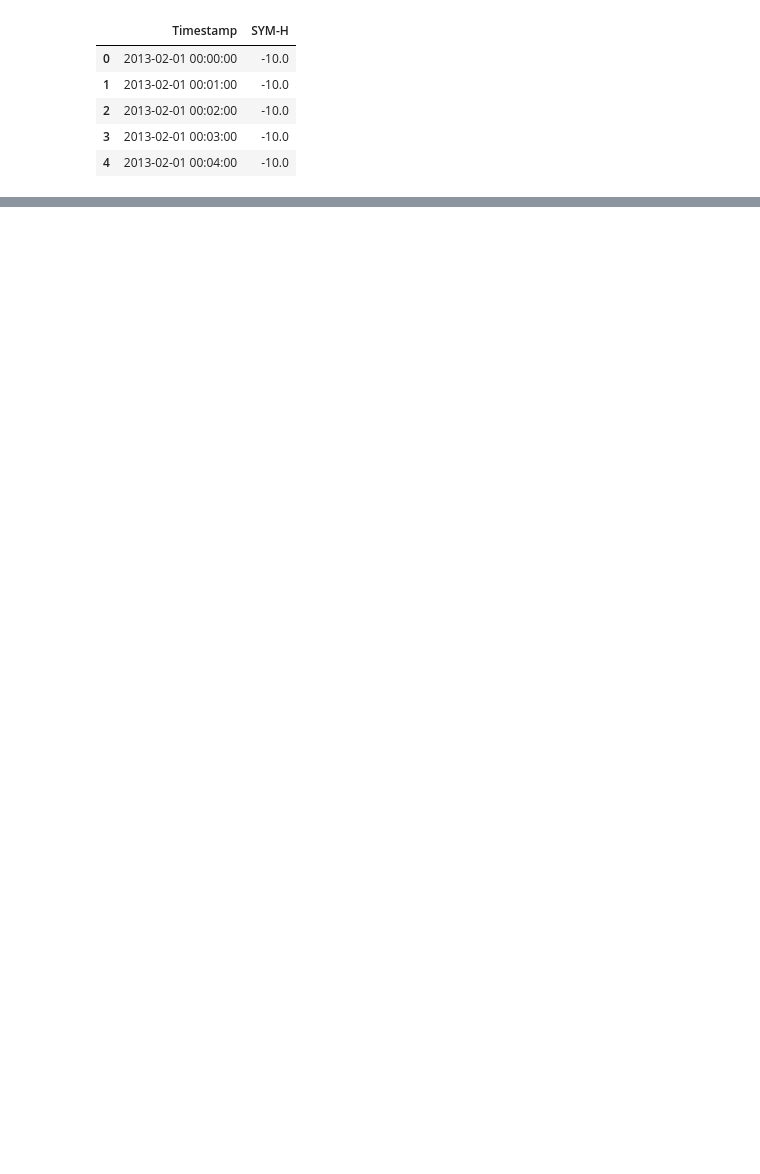
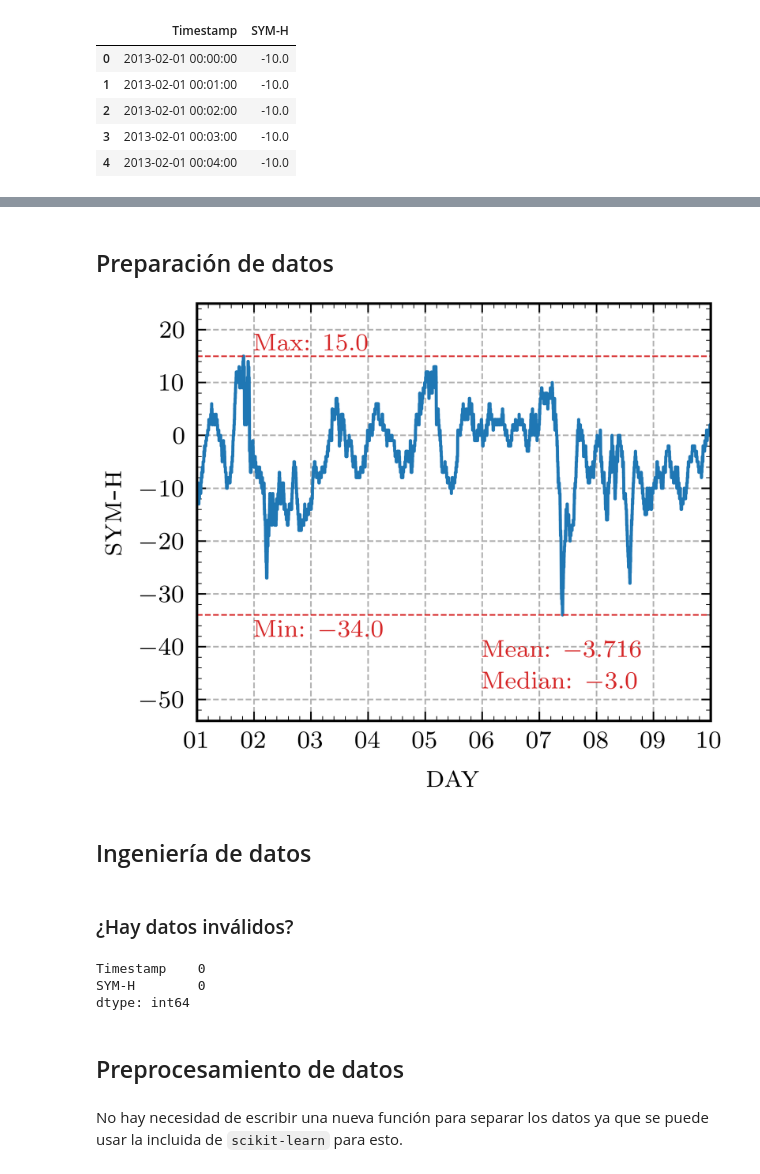
Before and after one commit to ffiza/aprendizaje-automatico-lamp, a Jupyter notebook: code/tp2.ipynb, the cells around one changed output, grey strips where cells are left out. Cells and saved outputs as stored; diff of their text form; code cells hidden in the pictures; blank space fills up the shorter version.

````diff
--- a/code/tp2.ipynb
+++ b/code/tp2.ipynb
@@ -67,10 +50,0 @@ plt.show()
-# %%
-init_day = '01'
-init_month = '02'
-init_year = '2013'
-init_date = f'{init_year}-{init_month}-{init_day}'
-
-end_day = '10'
-end_month = '02'
-end_year = '2013'
-end_date = f'{end_year}-{end_month}-{end_day}'
@@ -102,0 +106,2 @@ plt.show()
+# %% [markdown]
+## Preparación de datos
@@ -103,3 +130,66 @@ plt.show()
+# %%
+fig = plt.figure(facecolor='white')
+gs = fig.add_gridspec(ncols=1, nrows=1, hspace=0, wspace=0)
+ax = gs.subplots(sharex=True, sharey=True)
+
+ax.label_outer()
+ax.tick_params(which='both', direction="in")
+ax.set_axisbelow(True)
+ax.grid(True, linestyle='--', lw=.5)
+ax.minorticks_on()
+ax.set_xlabel(r'\textsc{day}')
+ax.set_ylabel(r'\textsc{sym-h}')
+ax.xaxis.set_major_formatter(mdates.DateFormatter('%d'))
+ax.set_xlim(datetime.date(2013, 2, 1), datetime.date(2013, 2, 10))
+ax.set_ylim(df_reduced['SYM-H'].min()-20, df_reduced['SYM-H'].max()+10)
+
+# Plot data
+ax.plot(df_reduced['Timestamp'], df_reduced['SYM-H'],
+        color='tab:blue', ls='-', lw=1)
+
+# Indicate statistics
+ax.plot(ax.get_xlim(), [df_reduced['SYM-H'].max(), df_reduced['SYM-H'].max()],
+        color='tab:red', ls='--', lw=0.5)
+ax.text(x=datetime.date(2013, 2, 2),
+        y=df_reduced['SYM-H'].max()+1,
+        s=f'Max: {add_latex_minus(round(df_reduced["SYM-H"].max(), 3))}',
+        color='tab:red')
+
+ax.plot(ax.get_xlim(), [df_reduced['SYM-H'].min(), df_reduced['SYM-H'].min()],
+        color='tab:red', ls='--', lw=0.5)
+ax.text(x=datetime.date(2013, 2, 2),
+        y=df_reduced['SYM-H'].min()-1, va='top',
+        s=f'Min: {add_latex_minus(round(df_reduced["SYM-H"].min(), 3))}',
+        color='tab:red')
+
+ax.text(x=datetime.date(2013, 2, 6),
+        y=df_reduced['SYM-H'].min()-8,
+        s=f'Mean: {add_latex_minus(round(df_reduced["SYM-H"].mean(), 3))}',
+        color='tab:red')
+ax.text(x=datetime.date(2013, 2, 6),
+        y=df_reduced['SYM-H'].min()-14,
+        s=f'Median: {add_latex_minus(round(df_reduced["SYM-H"].median(), 3))}',
+        color='tab:red')
+
+# ax.legend(loc='upper right', framealpha=0)
+# fig.savefig('../images/tp2_fig2.pdf')
+plt.show()
+# %% [output]
+[figure, added]
+# %% [markdown]
+## Ingeniería de datos
+# %% [markdown]
+### ¿Hay datos inválidos?
+# %%
+np.sum(df == np.nan)
+# %% [output]
+Timestamp    0
+SYM-H        0
+dtype: int64
+# %% [markdown]
+## Preprocesamiento de datos
+# %% [markdown]
+No hay necesidad de escribir una nueva función para separar los datos ya que se puede usar la incluida de ```scikit-learn``` para esto.
 # %%
 data_train, data_test = train_test_split(df_reduced['SYM-H'],
                                          test_size=TEST_SIZE,
````
Also changed, not shown: parts of 30 cells of this notebook, 1 other file.
